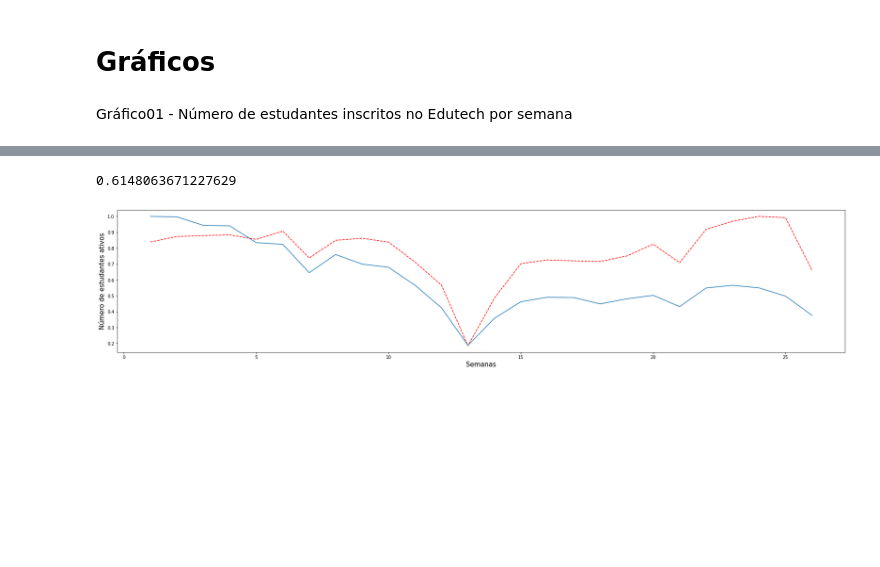
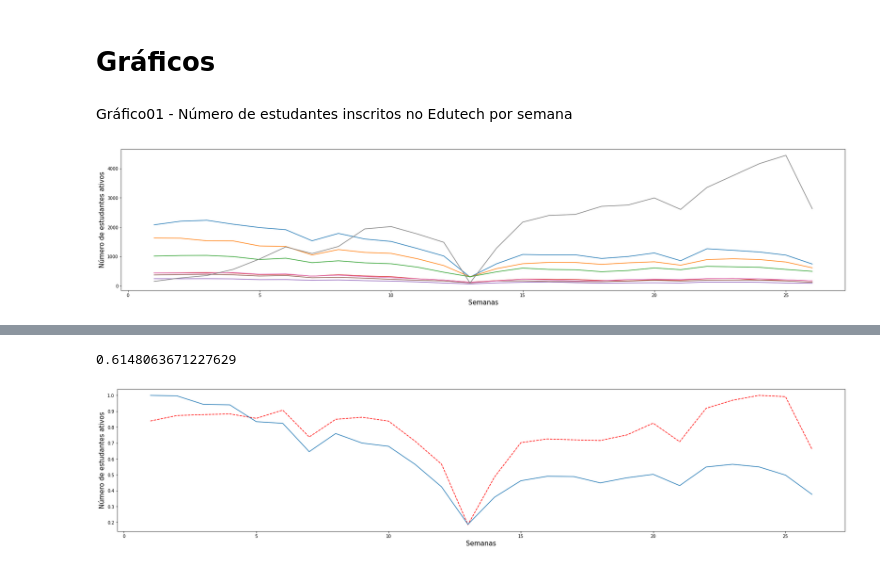
Before and after one commit to marcelopaludetto/aulao-datascience, a Jupyter notebook: aulaoDataScience_atualizado.ipynb, the cells around one changed output, grey strips where cells are left out. Saved outputs shown, nothing was run; the diff lists cells and outputs as text; code cells hidden in the pictures; blank space fills up the shorter version.

```diff
--- a/aulaoDataScience_atualizado.ipynb
+++ b/aulaoDataScience_atualizado.ipynb
@@ -387,6 +387,12 @@ for i in range(26):
 max(grafico)
 # %% [output]
 7581
+# %%
+alunosETIAtivos = [];
+alunosETI=[];
+for i in range(26):
+  alunosETIAtivos.append(alunosAtivosDaSemana[i].query("Trilha == 'ETI'"))
+  alunosETI.append(alunosETIAtivos[i].data.count())
 # %%
 alunosGames1Ativos = [];
 alunosGames1=[];
@@ -418,3 +442,13 @@ import seaborn as sns
 import matplotlib.pyplot as plt
 # %% [markdown]
 Gráfico01 - Número de estudantes inscritos no Edutech por semana
+# %%
+t = list(range(1,27))
+plt.figure(figsize=(30,6))
+plt.plot(t, alunosGames1, t, alunosGames2, t, alunosFrontEnd, t, alunosMobile, t, alunosDataScience, t, alunosJava, t, alunosPython, t, alunosETI)
+plt.xlabel('Semanas', fontsize=15)
+plt.ylabel('Número de estudantes ativos', fontsize = 15)
+
+plt.show()
+# %% [output]
+[figure, added]
```
Also changed, not shown: parts of 9 cells of this notebook.
